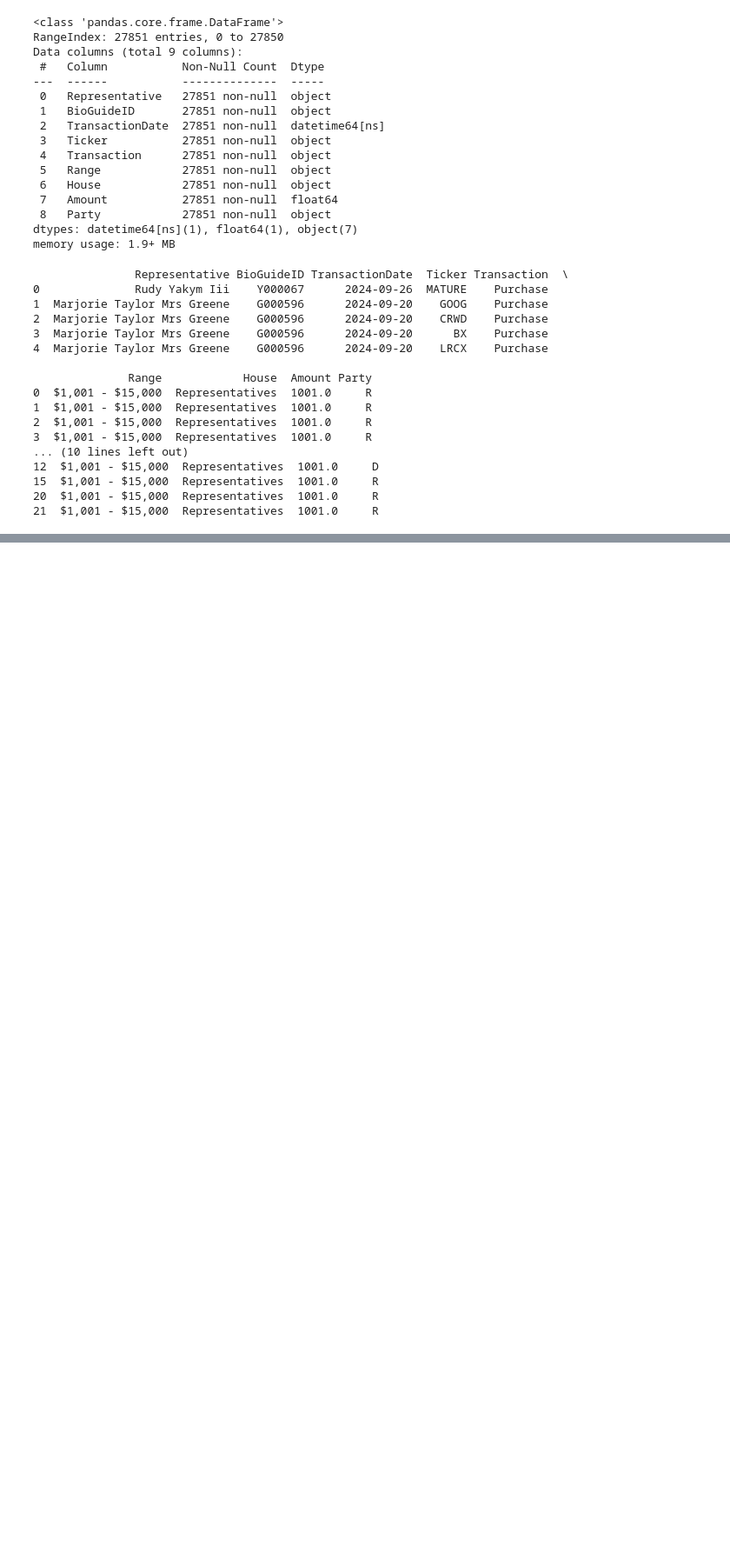
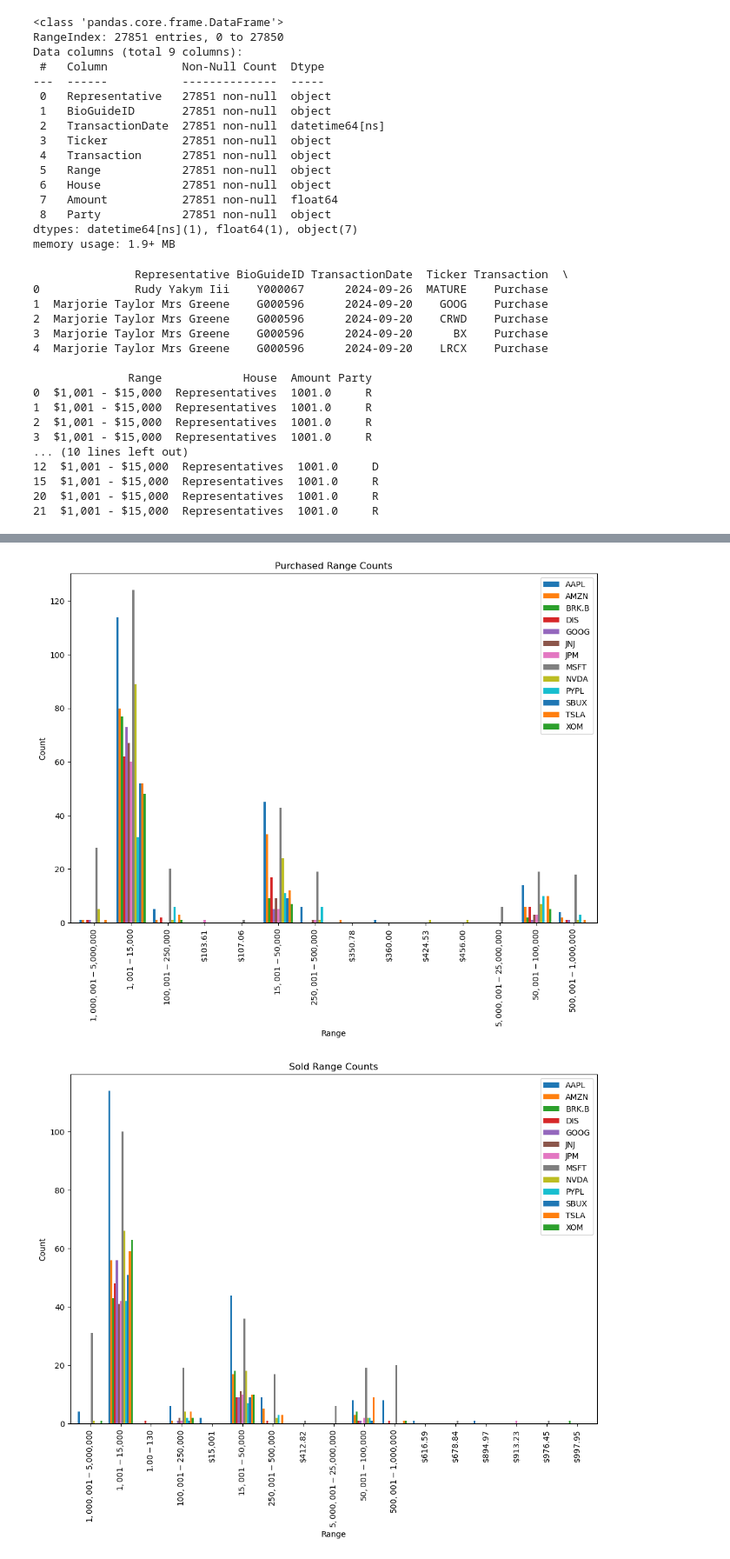
Before and after one commit to hackerbyhobby/team-congress, a Jupyter notebook: Bulk_work/transactionTypeAnalysis.ipynb, the cells around one changed output, grey strips where cells are left out. Shown at 87% size. Drawn from its saved outputs; the diff is of its cells as text; code cells hidden in the pictures; blank space fills up the shorter version.

```diff
--- a/Bulk_work/transactionTypeAnalysis.ipynb
+++ b/Bulk_work/transactionTypeAnalysis.ipynb
@@ -82,0 +185,59 @@ print(df_sale.head())
+# %%
+#Trying to sort the most popular tickers based off most high range...
+#Pretty ugly and might be difficult to make any sense out of it
+#But it took a long time so i am keeping it
+
+# Filter the dataframes to only include the 13 tickers in p_s_f
+purchased_df = df_purchase[df_purchase['Ticker'].isin(p_s_f)]
+sold_df = df_sale[df_sale['Ticker'].isin(p_s_f)]
+
+# Pivot the data to create a dataframe with tickers as columns and range values as index
+purchased_pivot = purchased_df.pivot_table(index='Range', columns='Ticker', aggfunc='size', fill_value=0)
+sold_pivot = sold_df.pivot_table(index='Range', columns='Ticker', aggfunc='size', fill_value=0)
+
+# Create a figure and axis object for purchased range counts
+fig1, ax1 = plt.subplots(figsize=(12, 8))
+
+# Create a grouped bar chart for purchased range counts
+purchased_pivot.plot(kind='bar', ax=ax1, width=0.8)
+
+# Set the x-axis tick labels to the range values
+ax1.set_xticks(np.arange(len(purchased_pivot.index)))
+ax1.set_xticklabels(purchased_pivot.index)
+
+# Set the y-axis label to 'Count'
+ax1.set_ylabel('Count')
+
+# Set the title to 'Purchased Range Counts'
+ax1.set_title('Purchased Range Counts')
+
+# Add a legend
+ax1.legend(purchased_pivot.columns.tolist(), loc='upper right')
+
+# Show the plot
+plt.show()
+
+# Create a figure and axis object for sold range counts
+fig2, ax2 = plt.subplots(figsize=(12, 8))
+
+# Create a grouped bar chart for sold range counts
+sold_pivot.plot(kind='bar', ax=ax2, width=0.8)
+
+# Set the x-axis tick labels to the range values
+ax2.set_xticks(np.arange(len(sold_pivot.index)))
+ax2.set_xticklabels(sold_pivot.index)
+
+# Set the y-axis label to 'Count'
+ax2.set_ylabel('Count')
+
+# Set the title to 'Sold Range Counts'
+ax2.set_title('Sold Range Counts')
+
+# Add a legend
+ax2.legend(sold_pivot.columns.tolist(), loc='upper right')
+
+# Show the plot
+plt.show()
+# %% [output]
+[figure, added]
+[figure, added]
```
Also changed, not shown: parts of 9 cells of this notebook.
